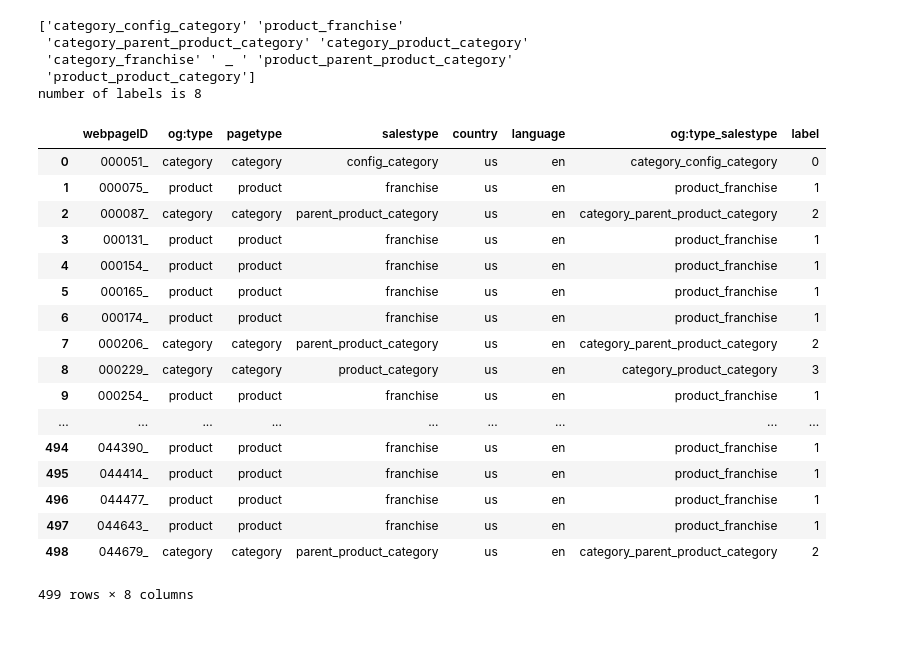
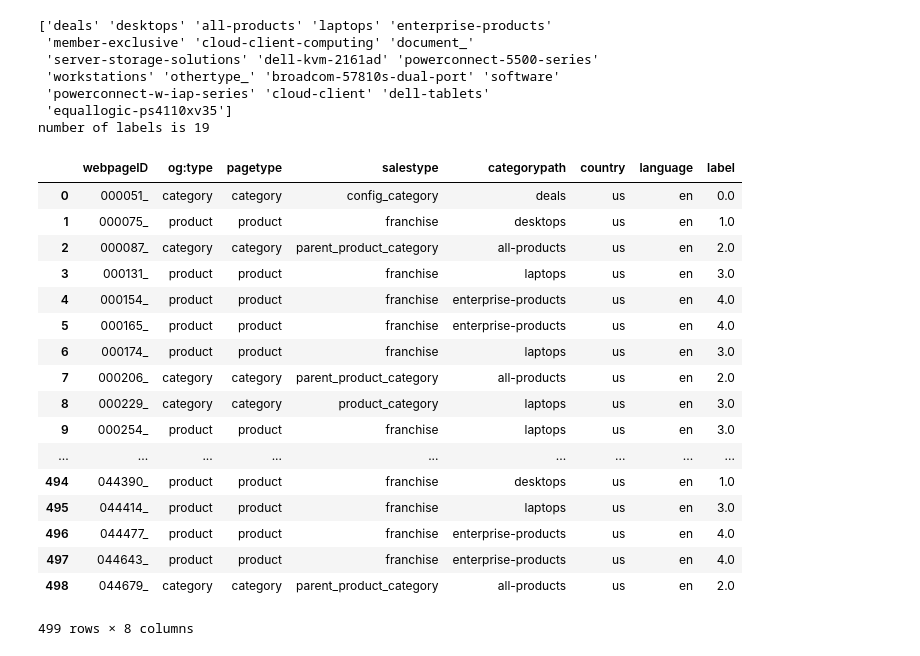
Before and after one commit to lorian/website-tags, a Jupyter notebook: get_feature_table.ipynb, the cells around one changed output. Drawn from its saved outputs; the diff is of its cells as text; code cells hidden in the pictures.

Commit message:
change to 19 labels using catogarypath

```diff
--- a/get_feature_table.ipynb
+++ b/get_feature_table.ipynb
@@ -4,8 +4,8 @@ import numpy as np
 import glob
 import os.path
 # %%
-list_of_files=glob.glob('./cdips_dell_test/*.txt')
-columns=['webpageID','og:type','pagetype','salestype','country','language']
+list_of_files=glob.glob('./tmp/*.txt')
+columns=['webpageID','og:type','pagetype','salestype','categorypath','country','language',]
 df=pd.DataFrame(columns=columns,index=range(len(list_of_files)))
 tmp=[]
 for i in range(len(list_of_files)):
@@ -17,10 +17,10 @@ for i in range(len(list_of_files)):
         continue
     listf=[f.loc[x,0].lower().split(' ') for x in range(f.shape[0])]
     dicf={}
+    #for j in listf:
+     #   dicf[j[0]]=j[1]
     for j in listf:
-        dicf[j[0]]=j[1]
-    for key in dicf:
-        df.loc[i,key]=dicf[key]
+        df.loc[i,j[0]]=j[1]
 
-df.tail()
+df.head()
 # %% [output]
@@ -33,37 +33,45 @@ df.tail()
 # %%
-df=df.fillna('_')
-df.loc[:,'og:type_salestype']=['_'.join((i,j))for i, j in zip(df.loc[:,'pagetype'],df.loc[:,'salestype'])]
+df=df.fillna(' ')
+#df.loc[:,'og:type_cpath']=['_'.join((i,j))for i, j in zip(df.loc[:,'og:type'],df.loc[:,'categorypath'])]
 
-uniquelablef=df.loc[:,'og:type_salestype'].unique()
+#uniquelablef=df.loc[:,'og:type_cpath'].unique()
+df.loc[df.loc[:,'og:type']=='document','categorypath']='document_'
+df.loc[df.loc[:,'og:type']=='documentsearch','categorypath']='document_'
+df.loc[df.loc[:,'og:type']==' ','categorypath']='othertype_'
+uniquelablef=df.loc[:,'categorypath'].unique()
+
 print(uniquelablef)
 print('number of labels is {}'.format(len(uniquelablef)))
 for i in range(len(uniquelablef)):
-    df.loc[df.loc[:,'og:type_salestype']==uniquelablef[i],'label']=i
+    #df.loc[df.loc[:,'og:type_cpath']==uniquelablef[i],'label']=i
+    df.loc[df.loc[:,'categorypath']==uniquelablef[i],'label']=i
 
 df
 # %% [output]
-['category_config_category' 'product_franchise'
- 'category_parent_product_category' 'category_product_category'
- 'category_franchise' ' _ ' 'product_parent_product_category'
- 'product_product_category']
-number of labels is 8
+['deals' 'desktops' 'all-products' 'laptops' 'enterprise-products'
+ 'member-exclusive' 'cloud-client-computing' 'document_'
+ 'server-storage-solutions' 'dell-kvm-2161ad' 'powerconnect-5500-series'
+ 'workstations' 'othertype_' 'broadcom-57810s-dual-port' 'software'
+ 'powerconnect-w-iap-series' 'cloud-client' 'dell-tablets'
+ 'equallogic-ps4110xv35']
+number of labels is 19
-|  | webpageID | og:type | pagetype | salestype | country | language | og:type_salestype | label |
-| 0 | 000051_ | category | category | config_category | us | en | category_config_category | 0 |
-| 1 | 000075_ | product | product | franchise | us | en | product_franchise | 1 |
-| 2 | 000087_ | category | category | parent_product_category | us | en | category_parent_product_category | 2 |
-| 3 | 000131_ | product | product | franchise | us | en | product_franchise | 1 |
-| 4 | 000154_ | product | product | franchise | us | en | product_franchise | 1 |
-| 5 | 000165_ | product | product | franchise | us | en | product_franchise | 1 |
-| 6 | 000174_ | product | product | franchise | us | en | product_franchise | 1 |
-| 7 | 000206_ | category | category | parent_product_category | us | en | category_parent_product_category | 2 |
-| 8 | 000229_ | category | category | product_category | us | en | category_product_category | 3 |
-| 9 | 000254_ | product | product | franchise | us | en | product_franchise | 1 |
+|  | webpageID | og:type | pagetype | salestype | categorypath | country | language | label |
+| 0 | 000051_ | category | category | config_category | deals | us | en | 0.0 |
+| 1 | 000075_ | product | product | franchise | desktops | us | en | 1.0 |
+| 2 | 000087_ | category | category | parent_product_category | all-products | us | en | 2.0 |
+| 3 | 000131_ | product | product | franchise | laptops | us | en | 3.0 |
+| 4 | 000154_ | product | product | franchise | enterprise-products | us | en | 4.0 |
+| 5 | 000165_ | product | product | franchise | enterprise-products | us | en | 4.0 |
+| 6 | 000174_ | product | product | franchise | laptops | us | en | 3.0 |
+| 7 | 000206_ | category | category | parent_product_category | all-products | us | en | 2.0 |
+| 8 | 000229_ | category | category | product_category | laptops | us | en | 3.0 |
+| 9 | 000254_ | product | product | franchise | laptops | us | en | 3.0 |
 | ... | ... | ... | ... | ... | ... | ... | ... | ... |
-| 494 | 044390_ | product | product | franchise | us | en | product_franchise | 1 |
-| 495 | 044414_ | product | product | franchise | us | en | product_franchise | 1 |
-| 496 | 044477_ | product | product | franchise | us | en | product_franchise | 1 |
-| 497 | 044643_ | product | product | franchise | us | en | product_franchise | 1 |
-| 498 | 044679_ | category | category | parent_product_category | us | en | category_parent_product_category | 2 |
+| 494 | 044390_ | product | product | franchise | desktops | us | en | 1.0 |
+| 495 | 044414_ | product | product | franchise | laptops | us | en | 3.0 |
+| 496 | 044477_ | product | product | franchise | enterprise-products | us | en | 4.0 |
+| 497 | 044643_ | product | product | franchise | enterprise-products | us | en | 4.0 |
+| 498 | 044679_ | category | category | parent_product_category | all-products | us | en | 2.0 |
 499 rows × 8 columns
 # %%
 df.to_csv('featuretable.csv', index=False)
```
Also changed, not shown: parts of 3 cells of this notebook, 2 other files.
